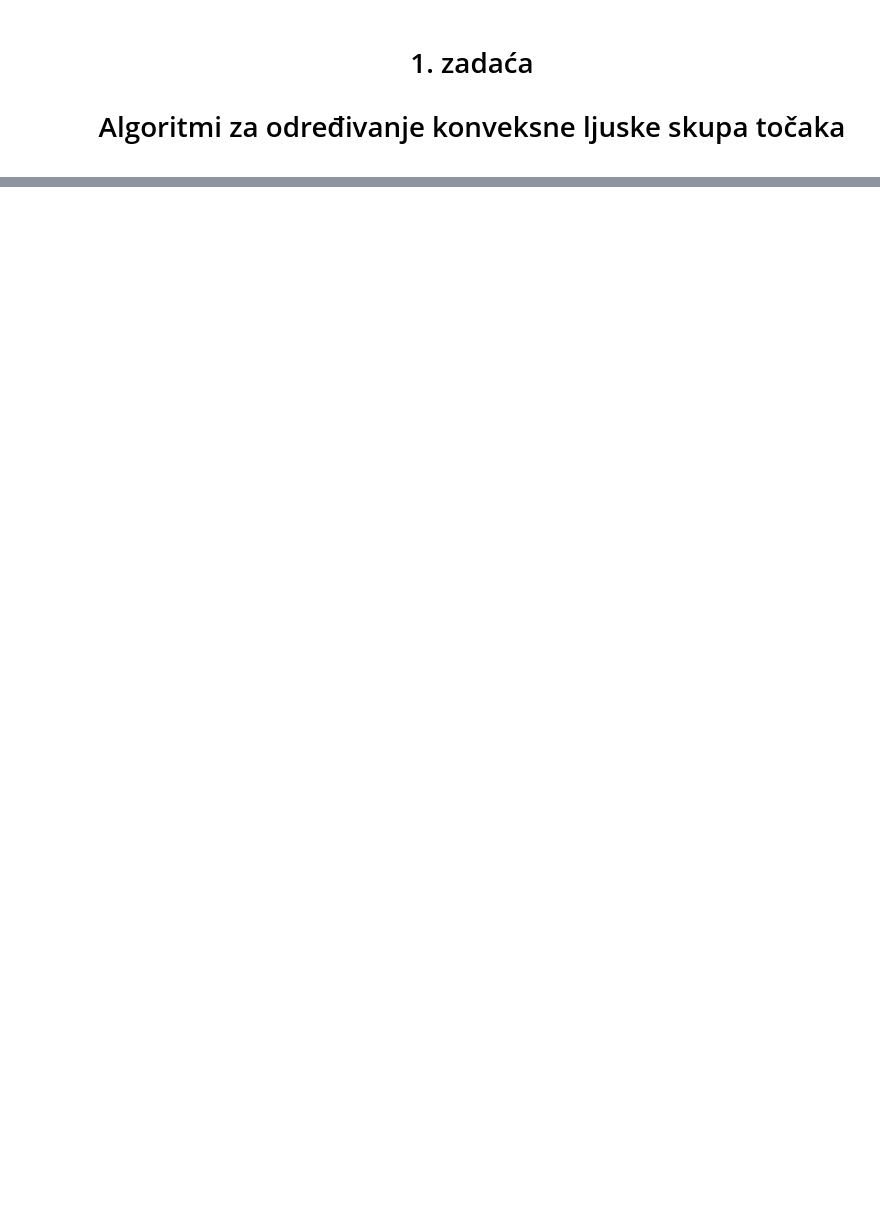
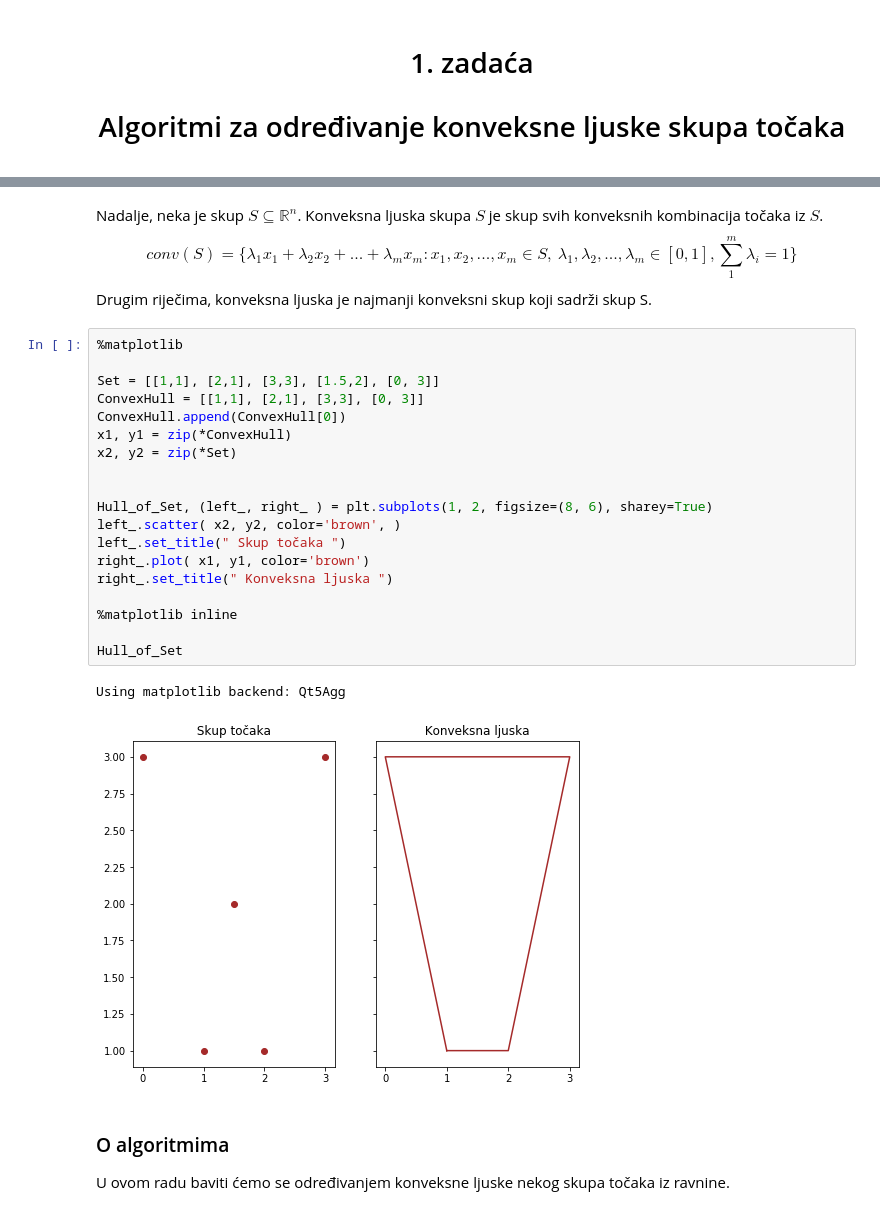
Before and after one commit to sarapuz/Matematicki_softver, a Jupyter notebook: 1.zadaca/konv_algoritmi.ipynb, the cells around one changed output, grey strips where cells are left out. Drawn from its saved outputs; the diff is of its cells as text; blank space fills up the shorter version.

```diff
--- a/1.zadaca/konv_algoritmi.ipynb
+++ b/1.zadaca/konv_algoritmi.ipynb
@@ -17,2 +33,32 @@ $$ x_{1}, x_{2} \in D \Rightarrow \lambda x_{1} + ( 1 - \lambda ) x_{2}  \in D ,
+# %% [markdown]
+Nadalje, neka je skup $ S  \subseteq \mathbb{R}^{n}$. Konveksna ljuska skupa $ S $ je skup svih konveksnih kombinacija točaka iz $ S $.
+$$ conv(S) = \{ \lambda_{1}x_{1} + \lambda_{2}x_{2} + ... + \lambda_{m}x_{m} : x_{1}, x_{2}, ... , x_{m} \in S, \: \lambda_{1}, \lambda_{2}, ... , \lambda_{m} \in [0, 1],  \sum\limits_{1}^{m} \lambda_{i} = 1 \} $$
+Drugim riječima, konveksna ljuska je najmanji konveksni skup koji sadrži skup S.
+# %%
+%matplotlib
+
+Set = [[1,1], [2,1], [3,3], [1.5,2], [0, 3]]
+ConvexHull = [[1,1], [2,1], [3,3], [0, 3]]
+ConvexHull.append(ConvexHull[0])
+x1, y1 = zip(*ConvexHull)
+x2, y2 = zip(*Set)
+
+
+Hull_of_Set, (left_, right_ ) = plt.subplots(1, 2, figsize=(8, 6), sharey=True)
+left_.scatter( x2, y2, color='brown', )
+left_.set_title(" Skup točaka ")
+right_.plot( x1, y1, color='brown')
+right_.set_title(" Konveksna ljuska ")
+
+%matplotlib inline
+
+Hull_of_Set
+# %% [output]
+Using matplotlib backend: Qt5Agg
+[figure, added]
+# %% [markdown]
+<h3> O algoritmima </h3>
+
+U ovom radu baviti ćemo se određivanjem konveksne ljuske nekog skupa točaka iz ravnine.
 # %%
 # izrada klase Točka
```
Also changed, not shown: parts of 17 cells of this notebook.
